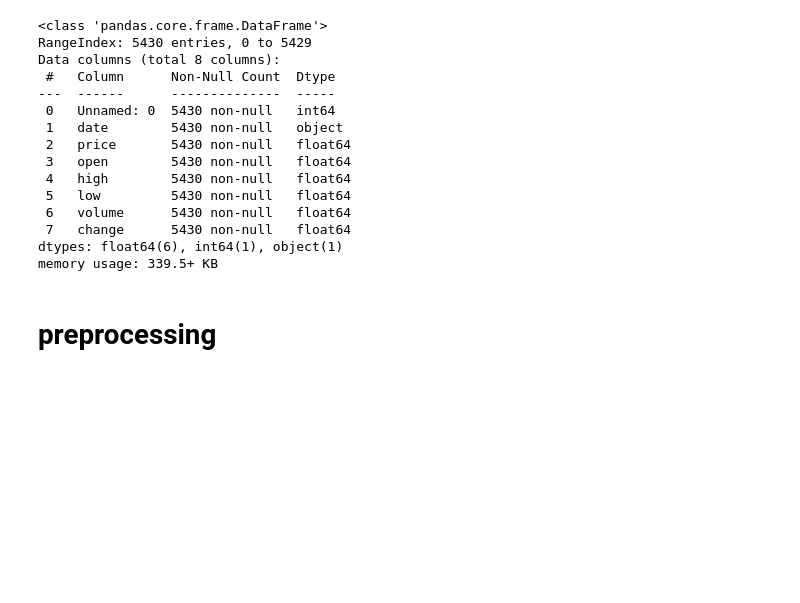
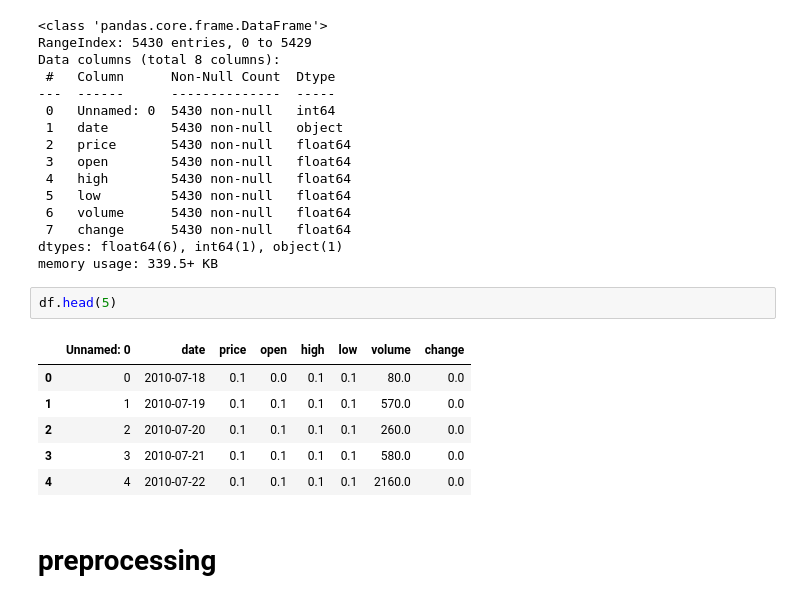
Before and after one commit to Raihlm/CryptoPredictionsProject, a Jupyter notebook: notebooks/modelTraining.ipynb, the cells around one changed output. Drawn from its saved outputs; the diff is of its cells as text; blank space fills up the shorter version.

```diff
--- a/notebooks/modelTraining.ipynb
+++ b/notebooks/modelTraining.ipynb
@@ -108,6 +49,15 @@ Data columns (total 8 columns):
  7   change      5430 non-null   float64
 dtypes: float64(6), int64(1), object(1)
 memory usage: 339.5+ KB
+# %%
+df.head(5)
+# %% [output]
+|  | Unnamed: 0 | date | price | open | high | low | volume | change |
+| 0 | 0 | 2010-07-18 | 0.1 | 0.0 | 0.1 | 0.1 | 80.0 | 0.0 |
+| 1 | 1 | 2010-07-19 | 0.1 | 0.1 | 0.1 | 0.1 | 570.0 | 0.0 |
+| 2 | 2 | 2010-07-20 | 0.1 | 0.1 | 0.1 | 0.1 | 260.0 | 0.0 |
+| 3 | 3 | 2010-07-21 | 0.1 | 0.1 | 0.1 | 0.1 | 580.0 | 0.0 |
+| 4 | 4 | 2010-07-22 | 0.1 | 0.1 | 0.1 | 0.1 | 2160.0 | 0.0 |
 # %% [markdown]
 # preprocessing
 # %%
```
Also changed, not shown: parts of 34 cells of this notebook, 20 other files.
